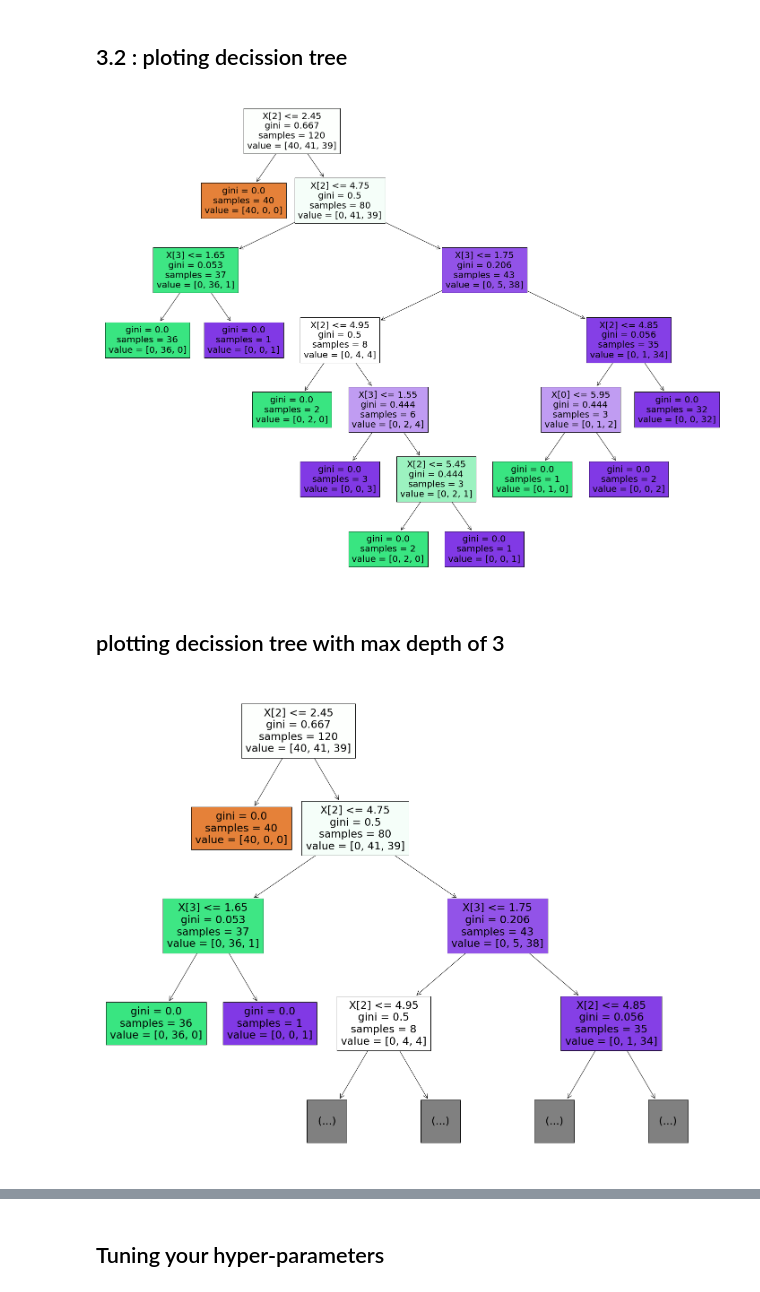
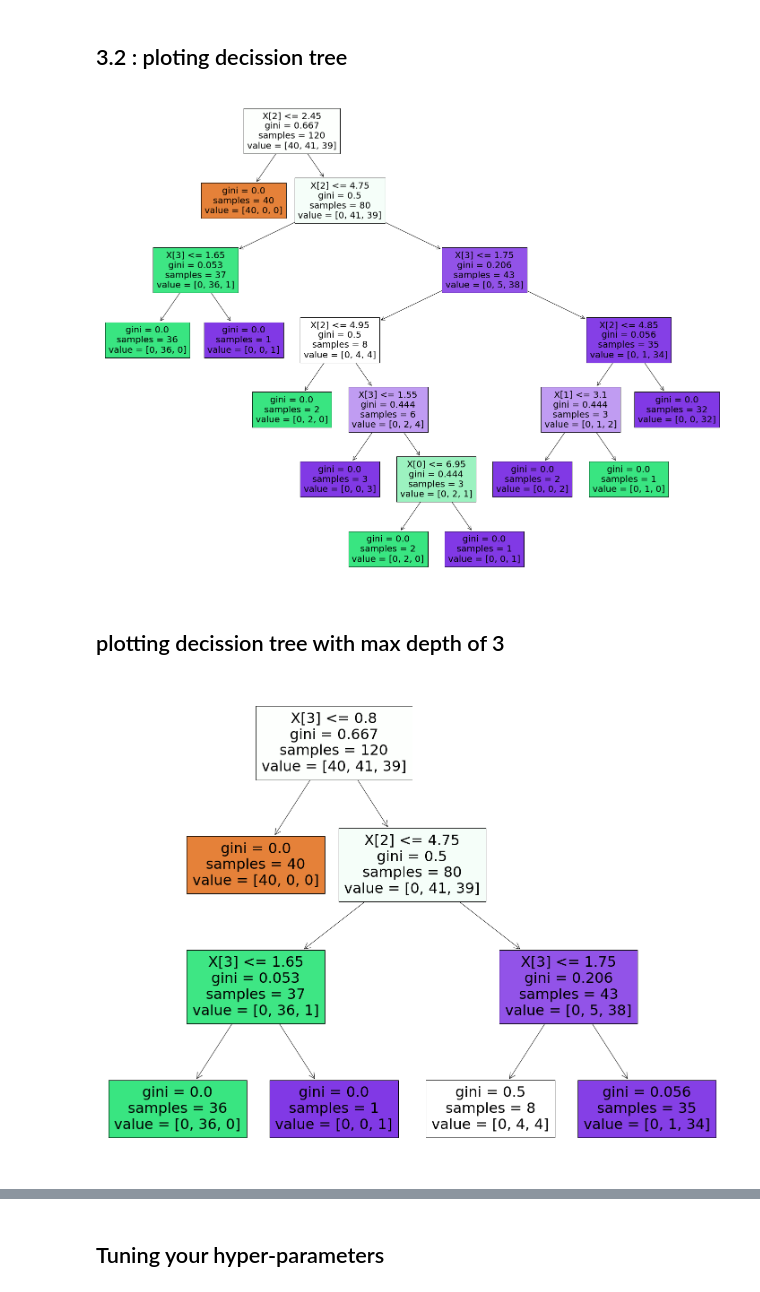
Before and after one commit to daniel-saeedi/AI-SummerSchool-Project2, a Jupyter notebook: Project2.ipynb, the cells around one changed output, grey strips where cells are left out. Saved outputs shown, nothing was run; the diff lists cells and outputs as text; code cells hidden in the pictures.

Commit message:
Data Visualization

```diff
--- a/Project2.ipynb
+++ b/Project2.ipynb
@@ -137,0 +90,3 @@ Pipeline(steps=[('nonetype', None),
+# %%
+svc_model = SVC(kernel='linear', random_state=32)
+svc_model.fit(X_train, y_train)
@@ -309,11 +293,13 @@ from sklearn import tree
 fig = plt.figure(figsize=(25,20))
 tree_plot=tree.plot_tree(classifier,filled=True)
 # %% [output]
-[figure, old version]
+[figure, new version]
 # %% [markdown]
 ## plotting decission tree with max depth of 3
 # %%
+classifier_max_depth_3 = DecisionTreeClassifier(max_depth=3)
+classifier_max_depth_3.fit(X_train, y_train)
 fig = plt.figure(figsize=(25,20))
-tree_plot=tree.plot_tree(classifier,filled=True,max_depth=3)
+tree_plot=tree.plot_tree(classifier_max_depth_3,filled=True)
 # %% [output]
-[figure, old version]
+[figure, new version]
```
Also changed, not shown: parts of 23 cells of this notebook.
